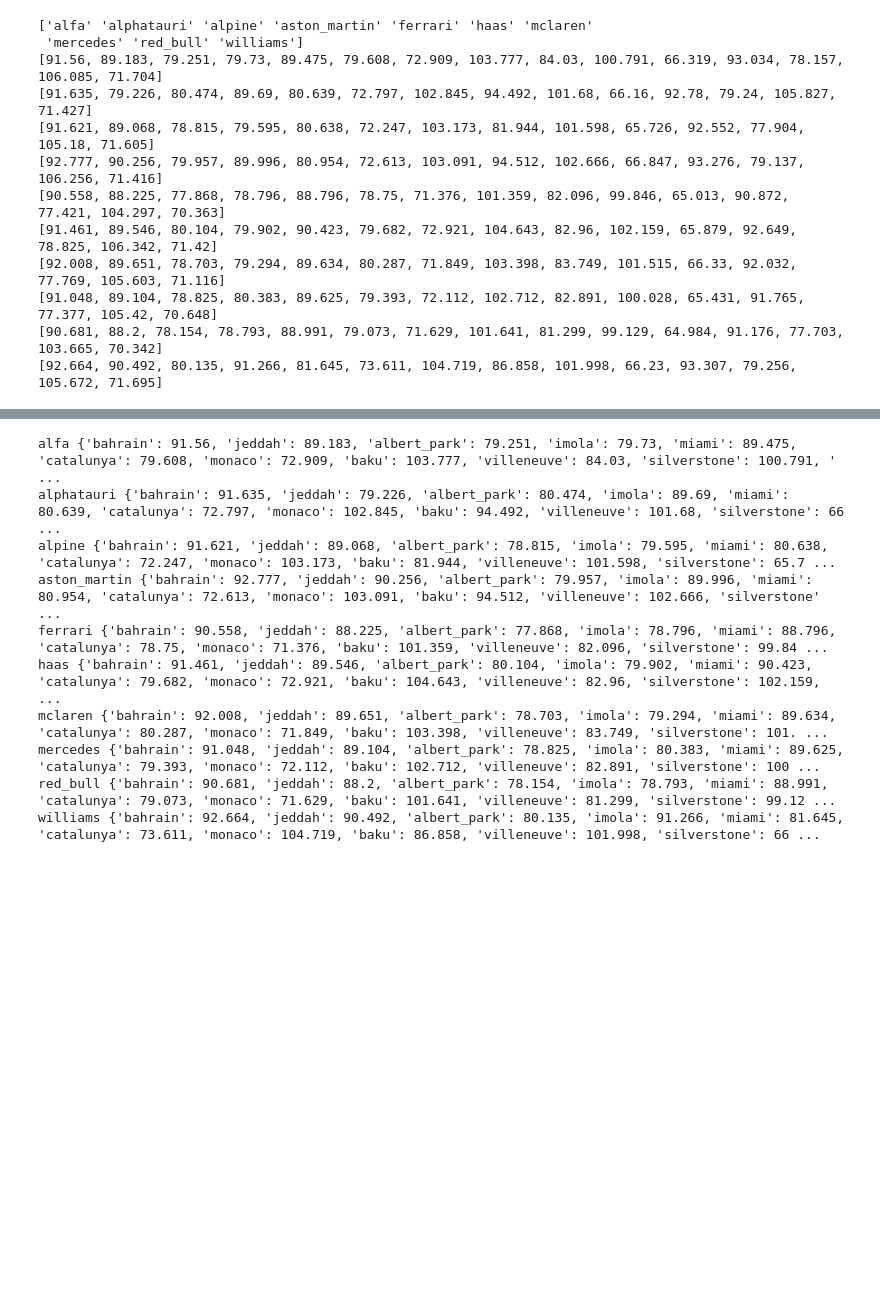
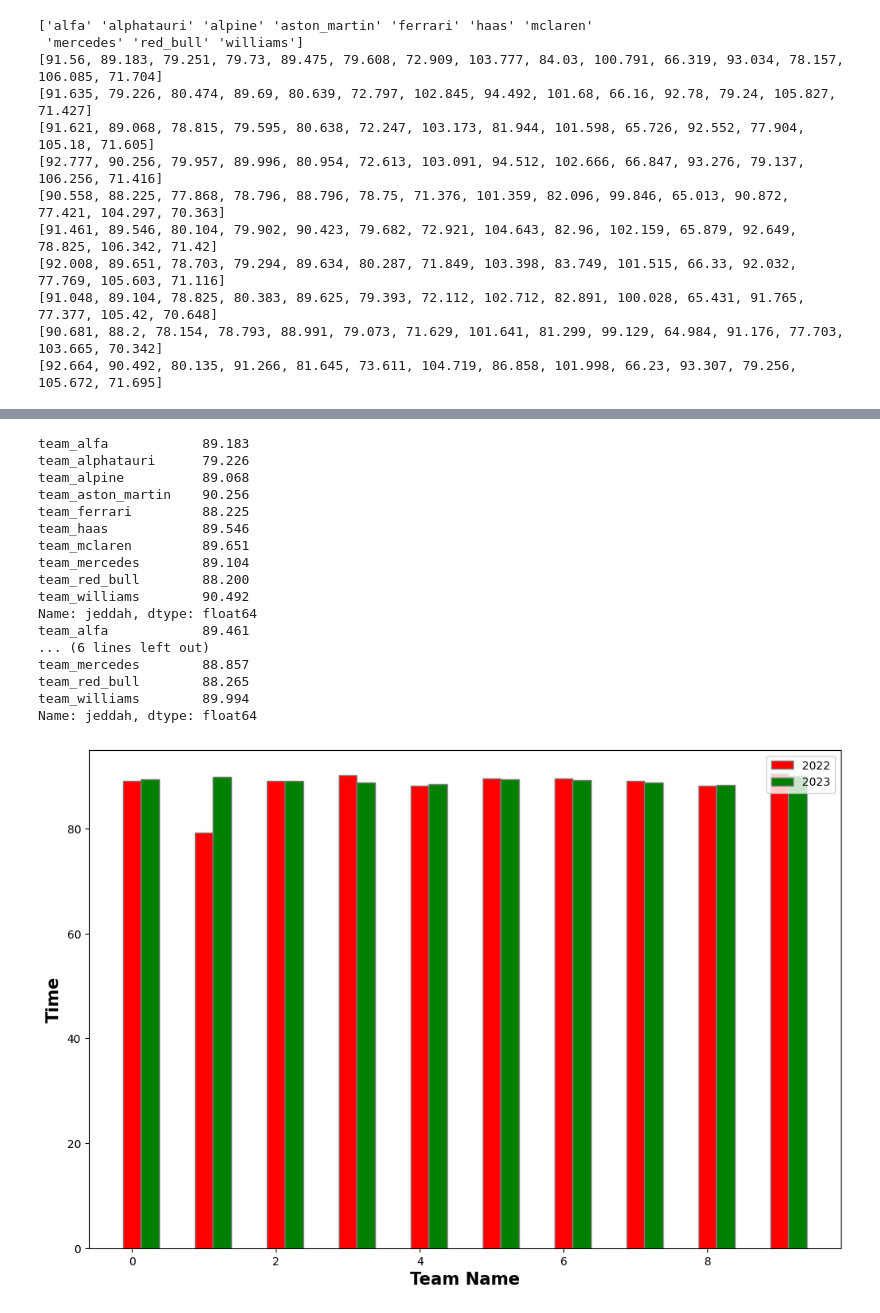
Before and after one commit to soroushmahdavi01/F1-Performance-Analysis, a Jupyter notebook: notebook.ipynb, the cells around one changed output, grey strips where cells are left out. Saved outputs shown, nothing was run; the diff lists cells and outputs as text; code cells hidden in the pictures; blank space fills up the shorter version.

Commit message:
added mathplotlib, added graphs, got results work

```diff
--- a/notebook.ipynb
+++ b/notebook.ipynb
@@ -230,15 +228,51 @@ def create_team_dictonary(team,year):
-# %%
-constructors_2022 = create_constructor_year_list(2022)
-for i in pull_constructor_names(constructors_2022):
-    print(f"{i} {(create_team_dictonary(i, 2022))}")
-# %% [output]
-alfa {'bahrain': 91.56, 'jeddah': 89.183, 'albert_park': 79.251, 'imola': 79.73, 'miami': 89.475, 'catalunya': 79.608, 'monaco': 72.909, 'baku': 103.777, 'villeneuve': 84.03, 'silverstone': 100.791, ' ...
-alphatauri {'bahrain': 91.635, 'jeddah': 79.226, 'albert_park': 80.474, 'imola': 89.69, 'miami': 80.639, 'catalunya': 72.797, 'monaco': 102.845, 'baku': 94.492, 'villeneuve': 101.68, 'silverstone': 66 ...
-alpine {'bahrain': 91.621, 'jeddah': 89.068, 'albert_park': 78.815, 'imola': 79.595, 'miami': 80.638, 'catalunya': 72.247, 'monaco': 103.173, 'baku': 81.944, 'villeneuve': 101.598, 'silverstone': 65.7 ...
-aston_martin {'bahrain': 92.777, 'jeddah': 90.256, 'albert_park': 79.957, 'imola': 89.996, 'miami': 80.954, 'catalunya': 72.613, 'monaco': 103.091, 'baku': 94.512, 'villeneuve': 102.666, 'silverstone' ...
-ferrari {'bahrain': 90.558, 'jeddah': 88.225, 'albert_park': 77.868, 'imola': 78.796, 'miami': 88.796, 'catalunya': 78.75, 'monaco': 71.376, 'baku': 101.359, 'villeneuve': 82.096, 'silverstone': 99.84 ...
-haas {'bahrain': 91.461, 'jeddah': 89.546, 'albert_park': 80.104, 'imola': 79.902, 'miami': 90.423, 'catalunya': 79.682, 'monaco': 72.921, 'baku': 104.643, 'villeneuve': 82.96, 'silverstone': 102.159, ...
-mclaren {'bahrain': 92.008, 'jeddah': 89.651, 'albert_park': 78.703, 'imola': 79.294, 'miami': 89.634, 'catalunya': 80.287, 'monaco': 71.849, 'baku': 103.398, 'villeneuve': 83.749, 'silverstone': 101. ...
-mercedes {'bahrain': 91.048, 'jeddah': 89.104, 'albert_park': 78.825, 'imola': 80.383, 'miami': 89.625, 'catalunya': 79.393, 'monaco': 72.112, 'baku': 102.712, 'villeneuve': 82.891, 'silverstone': 100 ...
-red_bull {'bahrain': 90.681, 'jeddah': 88.2, 'albert_park': 78.154, 'imola': 78.793, 'miami': 88.991, 'catalunya': 79.073, 'monaco': 71.629, 'baku': 101.641, 'villeneuve': 81.299, 'silverstone': 99.12 ...
-williams {'bahrain': 92.664, 'jeddah': 90.492, 'albert_park': 80.135, 'imola': 91.266, 'miami': 81.645, 'catalunya': 73.611, 'monaco': 104.719, 'baku': 86.858, 'villeneuve': 101.998, 'silverstone': 66 ...
+# %%
+constructors_2022 = create_constructor_year_list(2022)
+data_constrc_2022 = {}
+for i in pull_constructor_names(constructors_2022):
+    data_constrc_2022['team_'+str(i)]=(create_team_dictonary(i, 2022))
+test = pd.DataFrame(data_constrc_2022)
+test2 = test.iloc[1]
+constructors_2023 = create_constructor_year_list(2023)
+data_constrc_2023 = {}
+for i in pull_constructor_names(constructors_2023):
+    data_constrc_2023['team_'+str(i)]=(create_team_dictonary(i, 2023))
+test3 = pd.DataFrame(data_constrc_2023)
+test4 = test3.iloc[1]
+print(test2)
+print(test4)
+from matplotlib import pyplot as plt
+
+barWidth = 0.25
+fig = plt.subplots(figsize =(12, 8))
+
+br1 = np.arange(len(test2))
+br2 = [x + barWidth for x in br1]
+
+plt.bar(br1, test2, color ='r', width = barWidth,
+        edgecolor ='grey', label ='2022')
+plt.bar(br2, test4, color ='g', width = barWidth,
+        edgecolor ='grey', label ='2023')
+
+plt.xlabel('Team Name', fontweight ='bold', fontsize = 15)
+plt.ylabel('Time', fontweight ='bold', fontsize = 15)
+plt.legend()
+plt.show()
+# %% [output]
+team_alfa            89.183
+team_alphatauri      79.226
+team_alpine          89.068
+team_aston_martin    90.256
+team_ferrari         88.225
+team_haas            89.546
+team_mclaren         89.651
+team_mercedes        89.104
+team_red_bull        88.200
+team_williams        90.492
+Name: jeddah, dtype: float64
+team_alfa            89.461
+... (6 lines left out)
+team_mercedes        88.857
+team_red_bull        88.265
+team_williams        89.994
+Name: jeddah, dtype: float64
+[figure, added]
```
Also changed, not shown: parts of 2 cells of this notebook.
